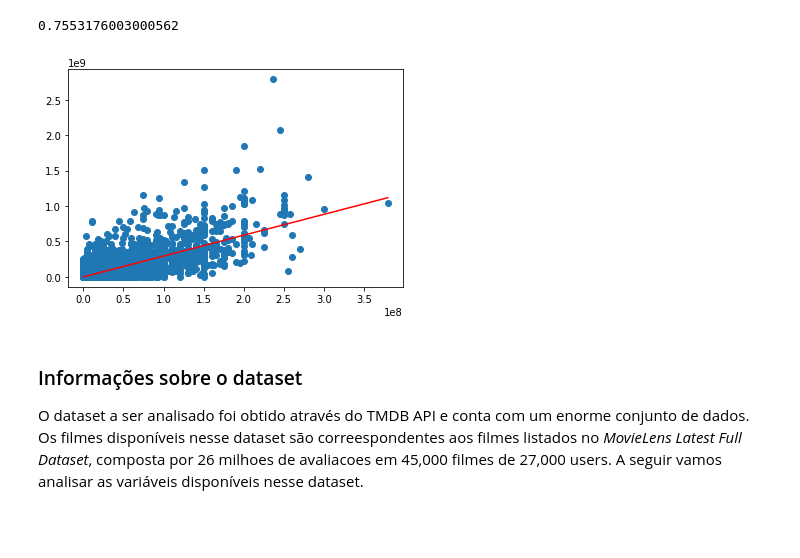
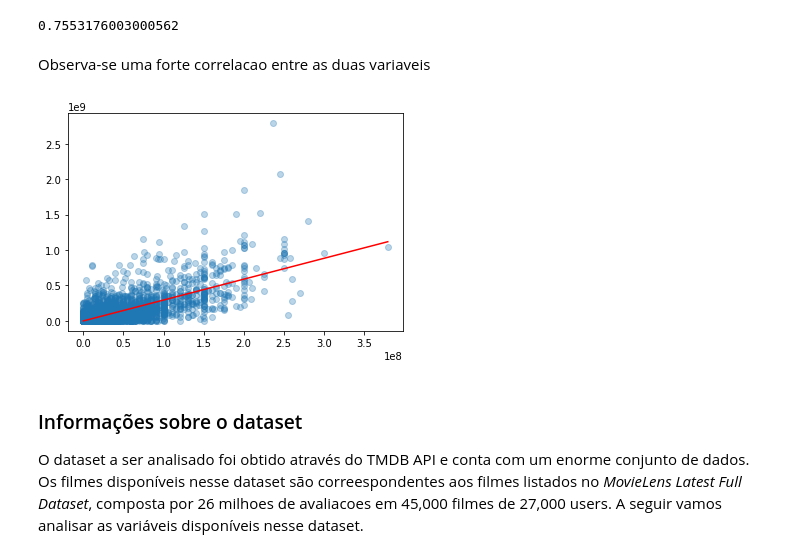
Before and after one commit to beatrizcf2/Classificador_Filmes, a Jupyter notebook: Recomendador_Filmes.ipynb, the cells around one changed output. Saved outputs shown, nothing was run; the diff lists cells and outputs as text; code cells hidden in the pictures; blank space fills up the shorter version.

```diff
--- a/Recomendador_Filmes.ipynb
+++ b/Recomendador_Filmes.ipynb
@@ -287,22 +287,22 @@ See the caveats in the documentation: http://pandas.pydata.org/pandas-docs/stabl
 smd.budget.corr(smd.revenue)
 # %% [output]
 0.7553176003000562
+# %% [markdown]
+Observa-se uma forte correlacao entre as duas variaveis
 # %%
 def reta(dados_x, dados_y):
     a = dados_y.cov(dados_x) / dados_x.var()
     b = dados_y.mean() - a * dados_x.mean()
     plt.plot((dados_x.min(), dados_x.max()), (a * dados_x.min() + b, a * dados_x.max()+ b), color = 'red')
 
 x = smd.budget
 y = smd.revenue
 
-plt.scatter(x,y)
+plt.scatter(x,y,alpha=0.3)
 reta(x,y)
 plt.show()
-
-prin
 # %% [output]
-[figure, old version]
+[figure, new version]
 # %% [markdown]
 ### Informações sobre o dataset
 
```
Also changed, not shown: parts of 2 cells of this notebook, 1 other file.
